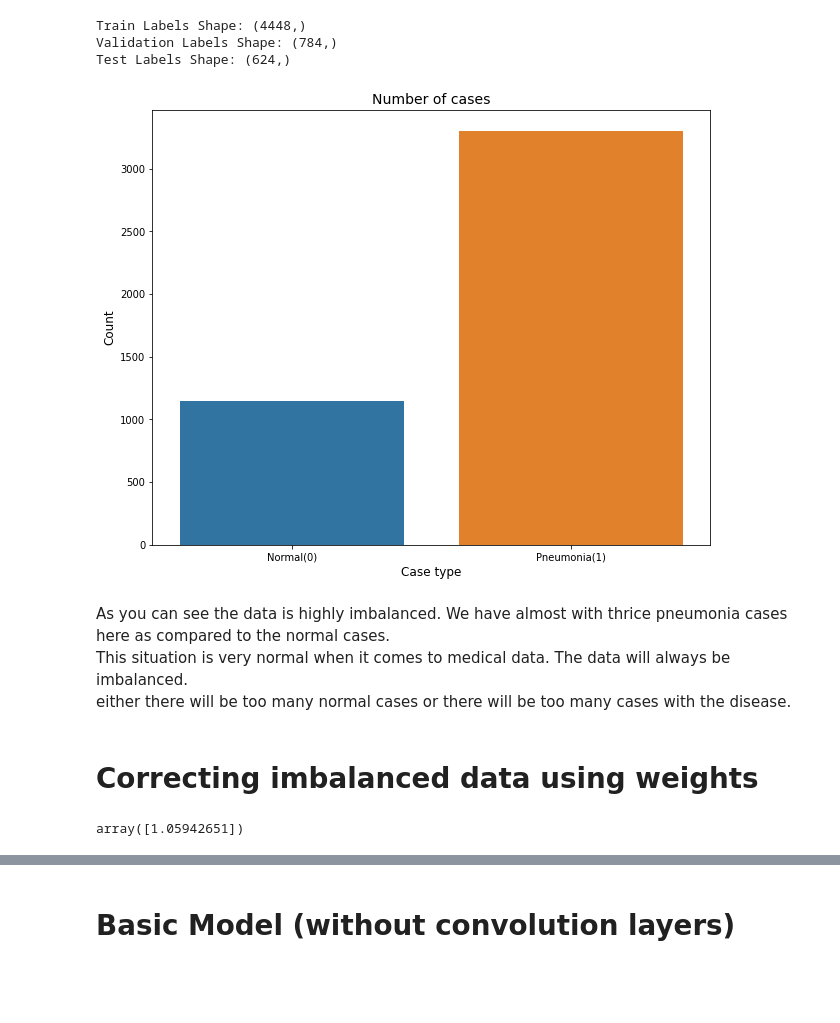
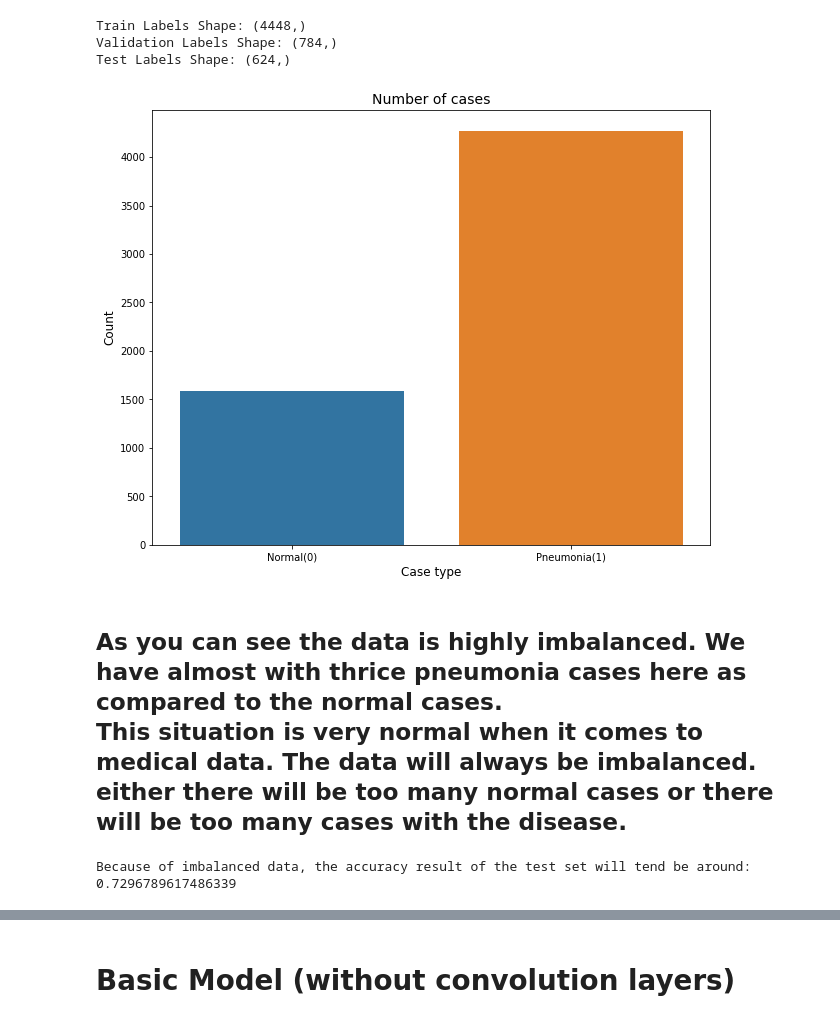
Before and after one commit to joni-menahem/DeepLearning-DrorLederman-assign1_2, a Jupyter notebook: assign1_FIX.ipynb, the cells around one changed output, grey strips where cells are left out. Drawn from its saved outputs; the diff is of its cells as text; code cells hidden in the pictures; blank space fills up the shorter version.

```diff
--- a/assign1_FIX.ipynb
+++ b/assign1_FIX.ipynb
@@ -147,33 +147,33 @@ Train Labels Shape: (4448,)
 Validation Labels Shape: (784,)
 Test Labels Shape: (624,)
 # %%
-cases_count = np.unique(train_labels, return_counts=True)
+train_cases_count = np.unique(train_labels, return_counts=True)
 val_cases_count = np.unique(val_labels, return_counts=True)
+test_cases_count = np.unique(test_labels, return_counts=True)
 
+total_cases_count = train_cases_count[1] + val_cases_count[1] + test_cases_count[1]
 
 # Plot the results
 plt.figure(figsize=(10,8))
-sns.barplot(x=cases_count[0], y=cases_count[1])
+sns.barplot(x=[0, 1], y=total_cases_count)
 plt.title('Number of cases', fontsize=14)
 plt.xlabel('Case type', fontsize=12)
 plt.ylabel('Count', fontsize=12)
-plt.xticks(range(len(cases_count)), ['Normal(0)', 'Pneumonia(1)'])
+plt.xticks(range(len(total_cases_count)), ['Normal(0)', 'Pneumonia(1)'])
 plt.show()
 # %% [output]
-[figure, old version]
+[figure, new version]
 # %% [markdown]
+<h2>
 As you can see the data is highly imbalanced. We have almost with thrice pneumonia cases here as compared to the normal cases. <br>
 This situation is very normal when it comes to medical data. The data will always be imbalanced. <br>
-either there will be too many normal cases or there will be too many cases with the disease.
+either there will be too many normal cases or there will be too many cases with the disease.</h2>
-# %% [markdown]
-# Correcting imbalanced data using weights
-# %%
-COUNT_NORMAL = cases_count[1][0]
-COUNT_PNEUMONIA = cases_count[1][1]
-TRAIN_IMG_COUNT = COUNT_NORMAL + COUNT_PNEUMONIA
-VAL_IMG_COUNT = np.sum(val_cases_count[1])
-
-initial_bias = np.log([COUNT_PNEUMONIA/COUNT_NORMAL])
-initial_bias
-# %% [output]
-array([1.05942651])
+# %%
+COUNT_NORMAL = total_cases_count[0]
+COUNT_PNEUMONIA = total_cases_count[1]
+TRAIN_IMG_COUNT = COUNT_NORMAL + COUNT_PNEUMONIA
+
+
+print('Because of imbalanced data, the accuracy result of the test set will tend to be around:',COUNT_PNEUMONIA/(COUNT_NORMAL+COUNT_PNEUMONIA))
+# %% [output]
+Because of imbalanced data, the accuracy result of the test set will tend be around: 0.7296789617486339
```
Also changed, not shown: parts of 19 cells of this notebook, 1 other file.
